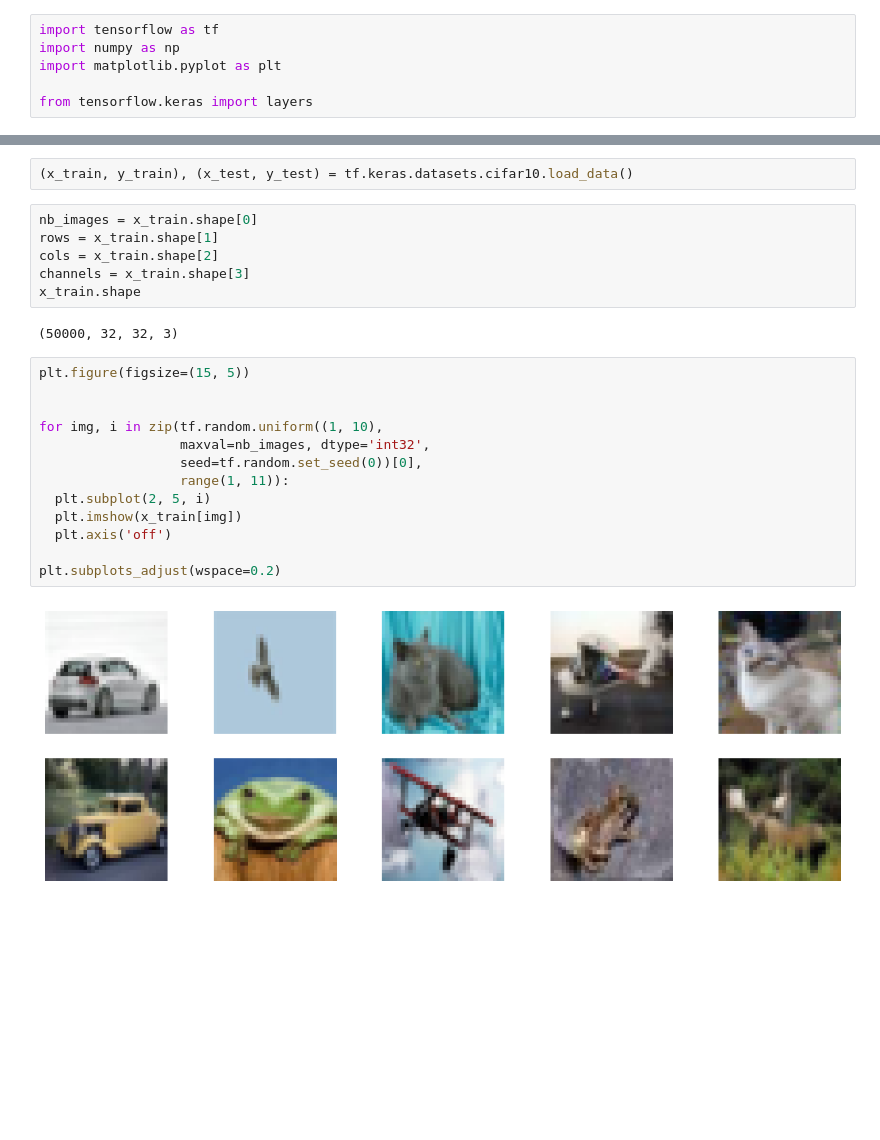
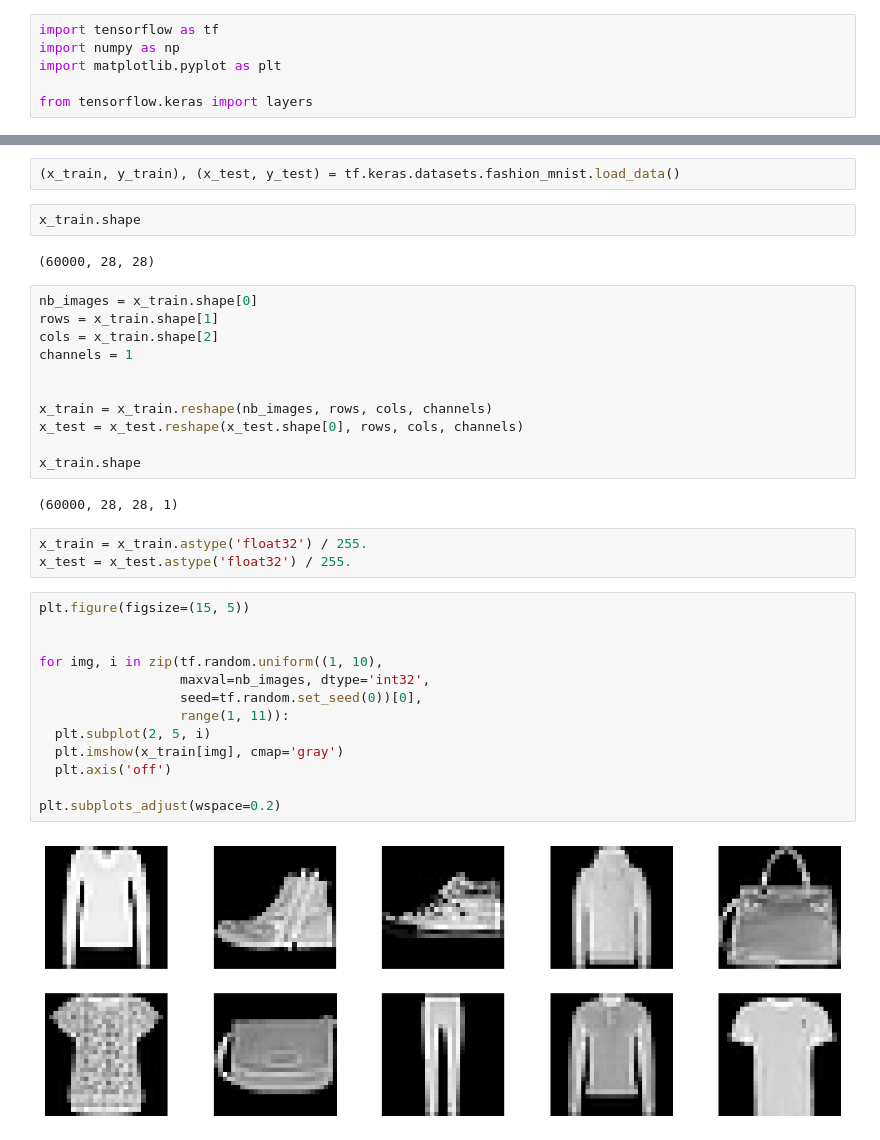
Before and after one commit to Ekliipce/ML-Based-Image-Compression, a Jupyter notebook: ML_Based_Image_Compression_ipynb.ipynb, the cells around one changed output, grey strips where cells are left out. Drawn from its saved outputs; the diff is of its cells as text; blank space fills up the shorter version.

```diff
--- a/ML_Based_Image_Compression_ipynb.ipynb
+++ b/ML_Based_Image_Compression_ipynb.ipynb
@@ -58,28 +61,40 @@ class CNN_AE:
   def test():
     return None
 # %%
-(x_train, y_train), (x_test, y_test) = tf.keras.datasets.cifar10.load_data()
+(x_train, y_train), (x_test, y_test) = tf.keras.datasets.fashion_mnist.load_data()
+# %%
+x_train.shape
+# %% [output]
+(60000, 28, 28)
 # %%
 nb_images = x_train.shape[0]
 rows = x_train.shape[1]
 cols = x_train.shape[2]
-channels = x_train.shape[3]
+channels = 1
+
+
+x_train = x_train.reshape(nb_images, rows, cols, channels)
+x_test = x_test.reshape(x_test.shape[0], rows, cols, channels)
+
 x_train.shape
 # %% [output]
-(50000, 32, 32, 3)
+(60000, 28, 28, 1)
+# %%
+x_train = x_train.astype('float32') / 255.
+x_test = x_test.astype('float32') / 255.
 # %%
 plt.figure(figsize=(15, 5))
 
 
 for img, i in zip(tf.random.uniform((1, 10),
                   maxval=nb_images, dtype='int32',
                   seed=tf.random.set_seed(0))[0],
                   range(1, 11)):
   plt.subplot(2, 5, i)
-  plt.imshow(x_train[img])
+  plt.imshow(x_train[img], cmap='gray')
   plt.axis('off')
 
 plt.subplots_adjust(wspace=0.2)
 # %% [output]
-[figure, old version]
+[figure, new version]
 # %%
```
Also changed, not shown: parts of 8 cells of this notebook.
